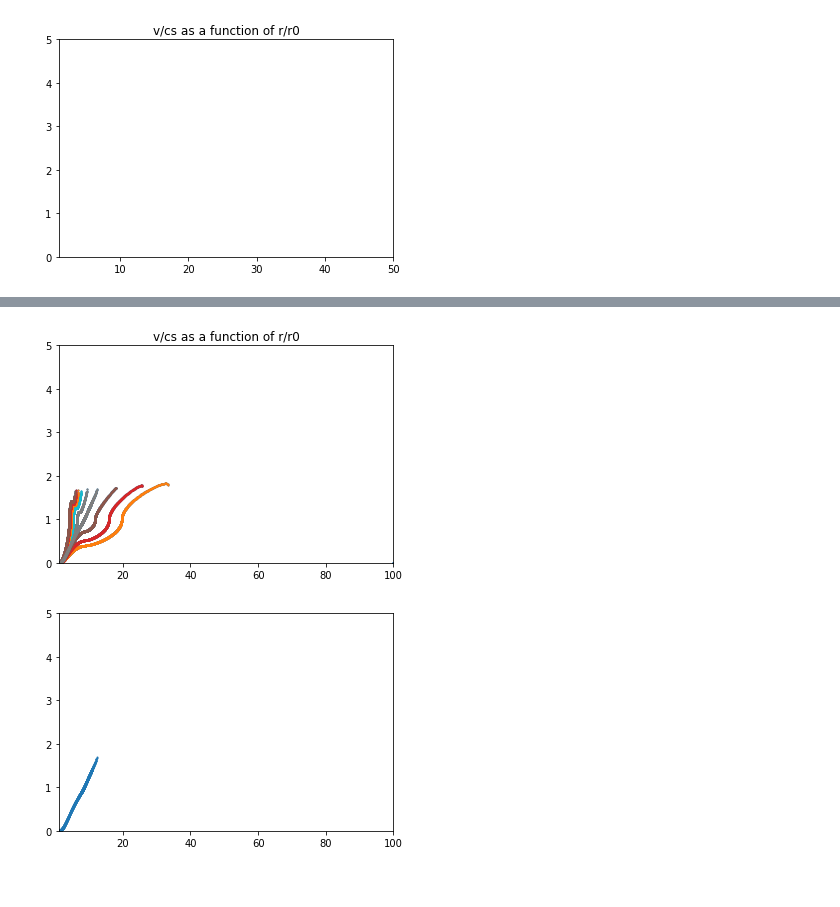
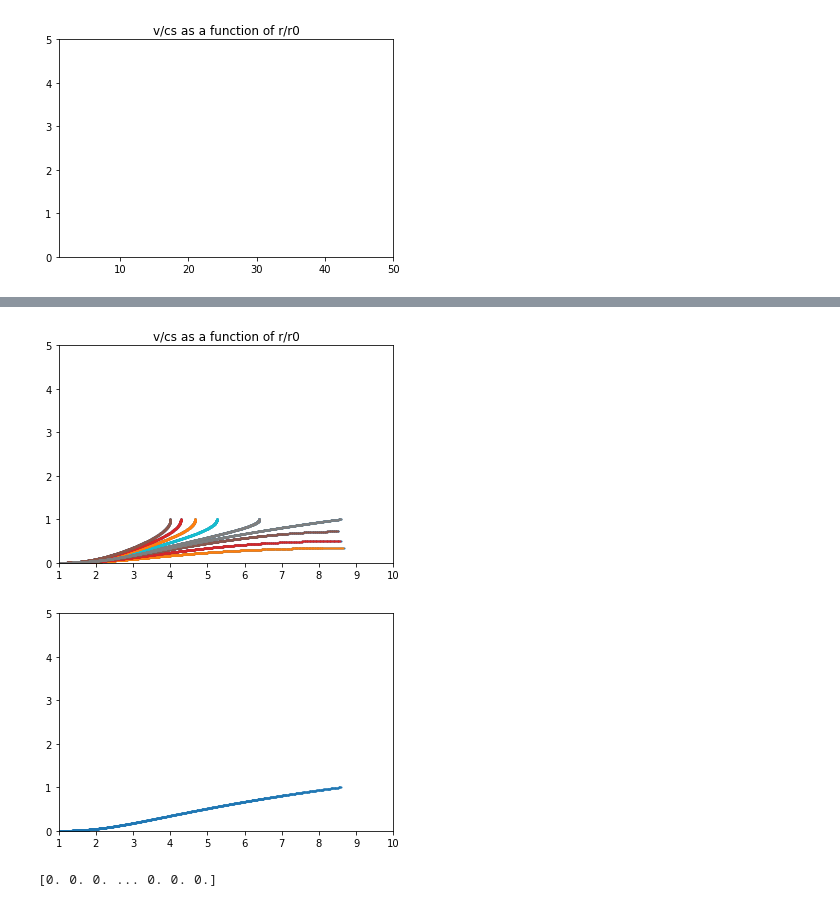
Before and after one commit to bnevs88/neutrino-winds, a Jupyter notebook: neutrino-winds/readCData.ipynb, the cells around one changed output, grey strips where cells are left out. Cells and saved outputs as stored; diff of their text form; code cells hidden in the pictures.

```diff
--- a/neutrino-winds/readCData.ipynb
+++ b/neutrino-winds/readCData.ipynb
@@ -180,6 +178,10 @@ for loc in range(len(d)):
 # %%
 d=readData("../C++/NWDSolver2/NWDSolver2/gammaheating.txt");
-plotData(d,100,5,allplots=False);
+plotData(d,10,5,allplots=False);
 # %% [output]
-[figure, old version]
+[figure, new version]
-[figure, old version]
+[figure, new version]
+# %%
+print(d[5][:,4])
+# %% [output]
+[0. 0. 0. ... 0. 0. 0.]
```
Also changed, not shown: parts of 2 cells of this notebook, 10 other files.
